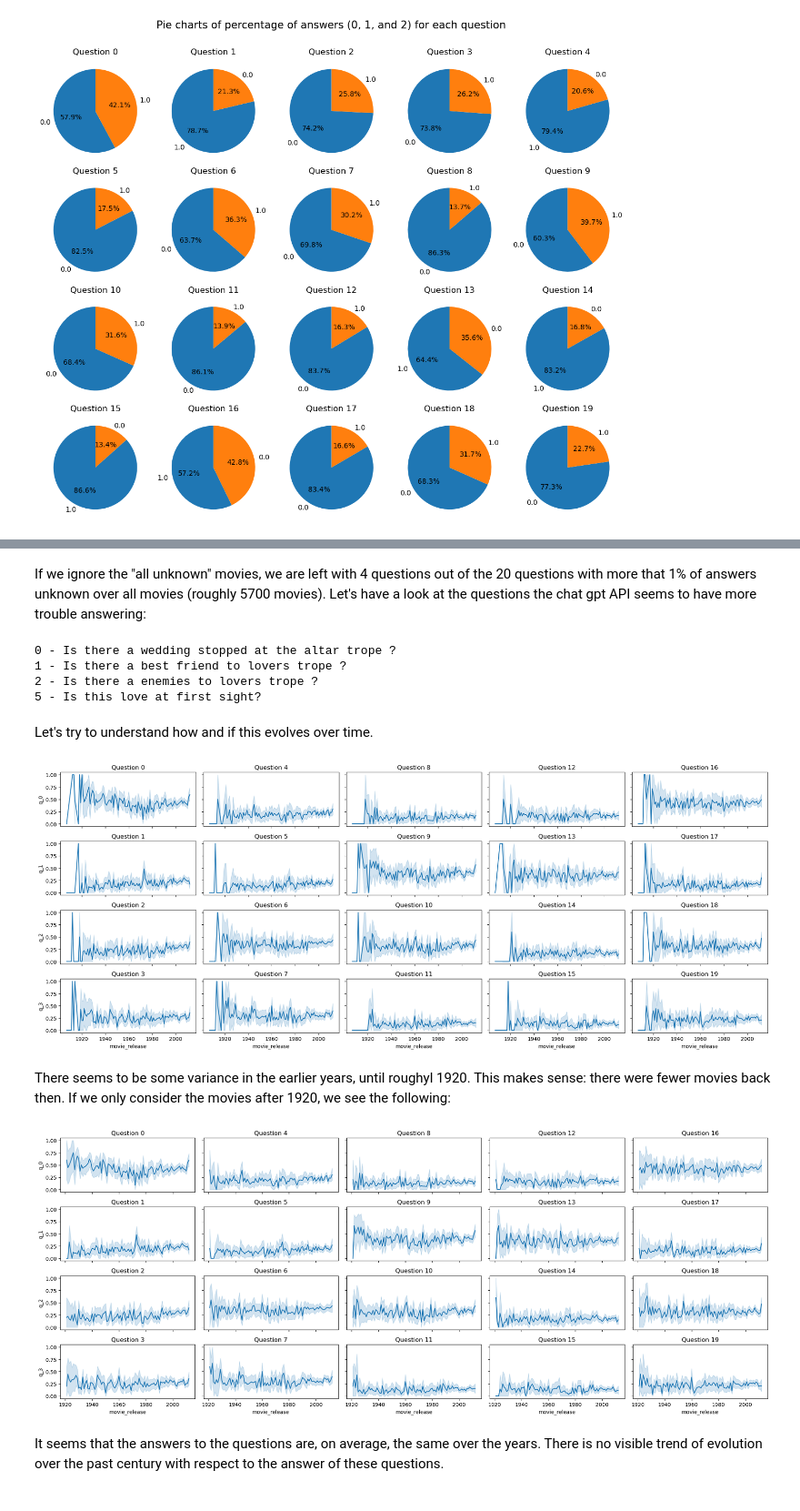
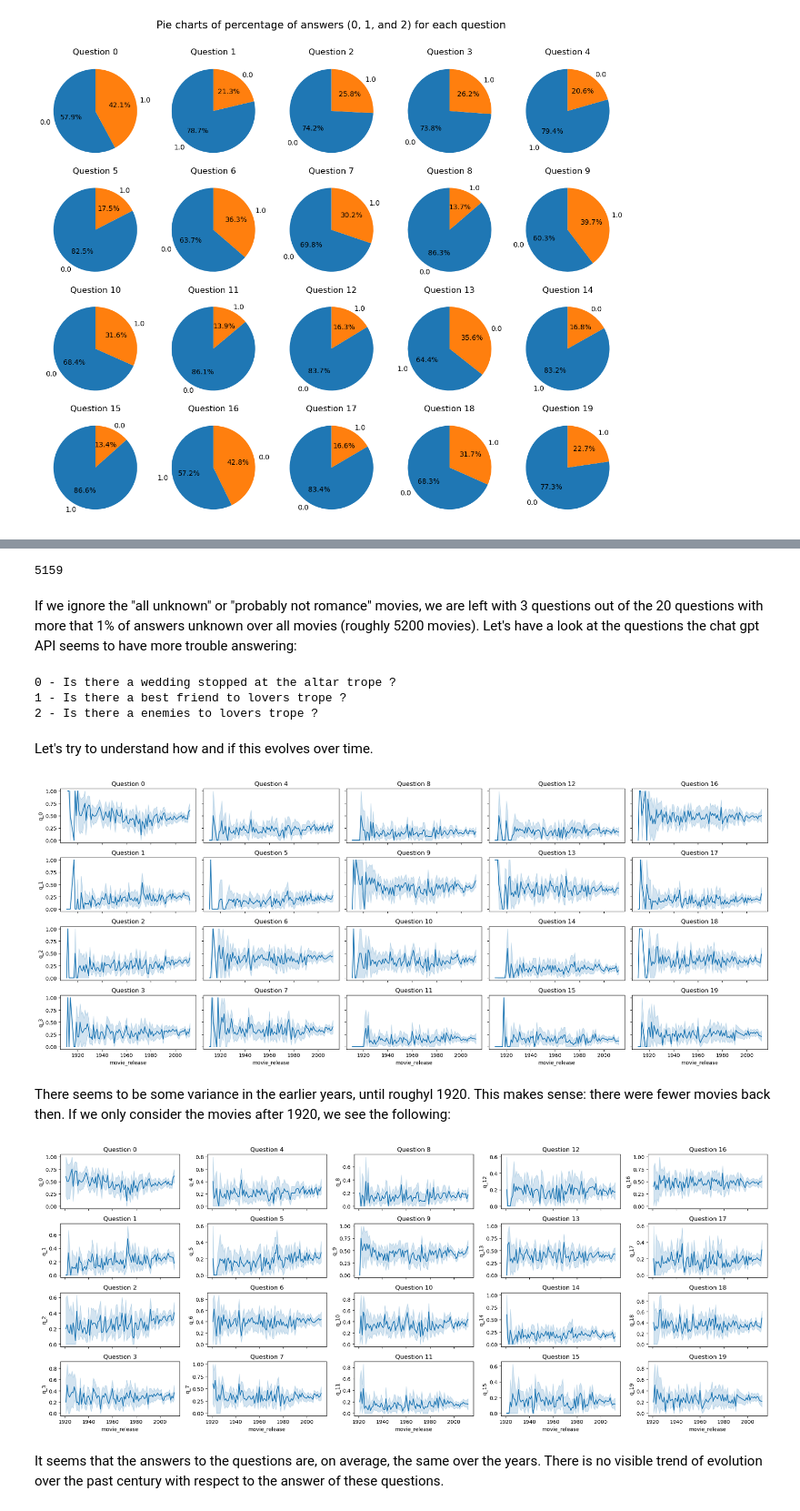
Before and after one commit to epfl-ada/ada-2023-project-theredpandada5, a Jupyter notebook: ChatGPT questions analysis.ipynb, the cells around one changed output, grey strips where cells are left out. Shown at 91% size. Cells and saved outputs as stored; diff of their text form; code cells hidden in the pictures.

Commit message:
analysis over months with ratings

```diff
--- a/ChatGPT questions analysis.ipynb
+++ b/ChatGPT questions analysis.ipynb
@@ -86,7 +89,7 @@ gpt_answers.head(5)
 # %% [markdown]
 Now, after this preprocessing, let's separate the answers to each question in a separate column of the dataframe.
 # %%
-for q_nb, question in enumerate(questions):
+for q_nb, question in questions.items():
     gpt_answers[f'q_{q_nb}'] = gpt_answers['binary_answers'].apply(lambda b: int(b[q_nb]))
 
 gpt_answers.head(5)
@@ -154,4 +159,4 @@ Now let's remove the entries with only twos, as they do not give any information
 # %%
-relevant_answers = gpt_answers[gpt_answers['binary_answers']!='2'*20].copy()
+relevant_answers = gpt_answers[gpt_answers['binary_answers'].str.contains('1')].copy()
 plot_pie_charts(relevant_answers)
 # %% [output]
@@ -163,7 +168,11 @@ len(relevant_answers)
+# %%
+len(relevant_answers)
+# %% [output]
+5159
 # %% [markdown]
-If we ignore the "all unknown" movies, we are left with 4 questions out of the 20 questions with more that 1% of answers unknown over all movies (roughly 5700 movies). Let's have a look at the questions the chat gpt API seems to have more trouble answering:
+If we ignore the "all unknown" or "probably not romance" movies, we are left with 3 questions out of the 20 questions with more that 1% of answers unknown over all movies (roughly 5200 movies). Let's have a look at the questions the chat gpt API seems to have more trouble answering:
 # %%
-for i, question in enumerate(questions):
+for i, question in questions.items():
     twos = relevant_answers[relevant_answers[f'q_{i}']==2]
     if len(twos)/len(relevant_answers)>=1/100:
         print(i, question)
@@ -171,7 +180,6 @@ for i, question in enumerate(questions):
 0 - Is there a wedding stopped at the altar trope ?
 1 - Is there a best friend to lovers trope ?
 2 - Is there a enemies to lovers trope ?
-5 - Is this love at first sight?
 # %% [markdown]
 Let's try to understand how and if this evolves over time.
 # %%
@@ -183,8 +191,8 @@ for i in range(len(questions)):
 gpt_year = romance_with_binary.merge(relevant_answers, on=['movie_id', 'binary_answers'], how='right')[col_to_keep]
 gpt_year.replace(2, np.NaN, inplace=True)
 # %%
-def plot_answer_by_year(df):
-    fig, ax = plt.subplots(4, 5, figsize= (20,8), sharey = True, sharex = True)
+def plot_answer_by_year(df, sharey):
+    fig, ax = plt.subplots(4, 5, figsize= (20,8), sharey = sharey, sharex = True)
 
     for i in range(20):
         ax[i%4, math.floor(i/4)].set_title(f'Question {i}')
@@ -193,15 +201,15 @@ def plot_answer_by_year(df):
     fig.tight_layout()
     plt.show()
 
-plot_answer_by_year(gpt_year)
+plot_answer_by_year(gpt_year, sharey=True)
 # %% [output]
-[figure, old version]
+[figure, new version]
 # %% [markdown]
 There seems to be some variance in the earlier years, until roughyl 1920. This makes sense: there were fewer movies back then. If we only consider the movies after 1920, we see the following:
 # %%
-plot_answer_by_year(gpt_year[gpt_year['movie_release']>1920])
+plot_answer_by_year(gpt_year[gpt_year['movie_release']>1920], sharey=False)
 # %% [output]
-[figure, old version]
+[figure, new version]
 # %% [markdown]
 It seems that the answers to the questions are, on average, the same over the years. There is no visible trend of evolution over the past century with respect to the answer of these questions.
 # %% [markdown]
```
Also changed, not shown: parts of 24 cells of this notebook, 1 other file.
